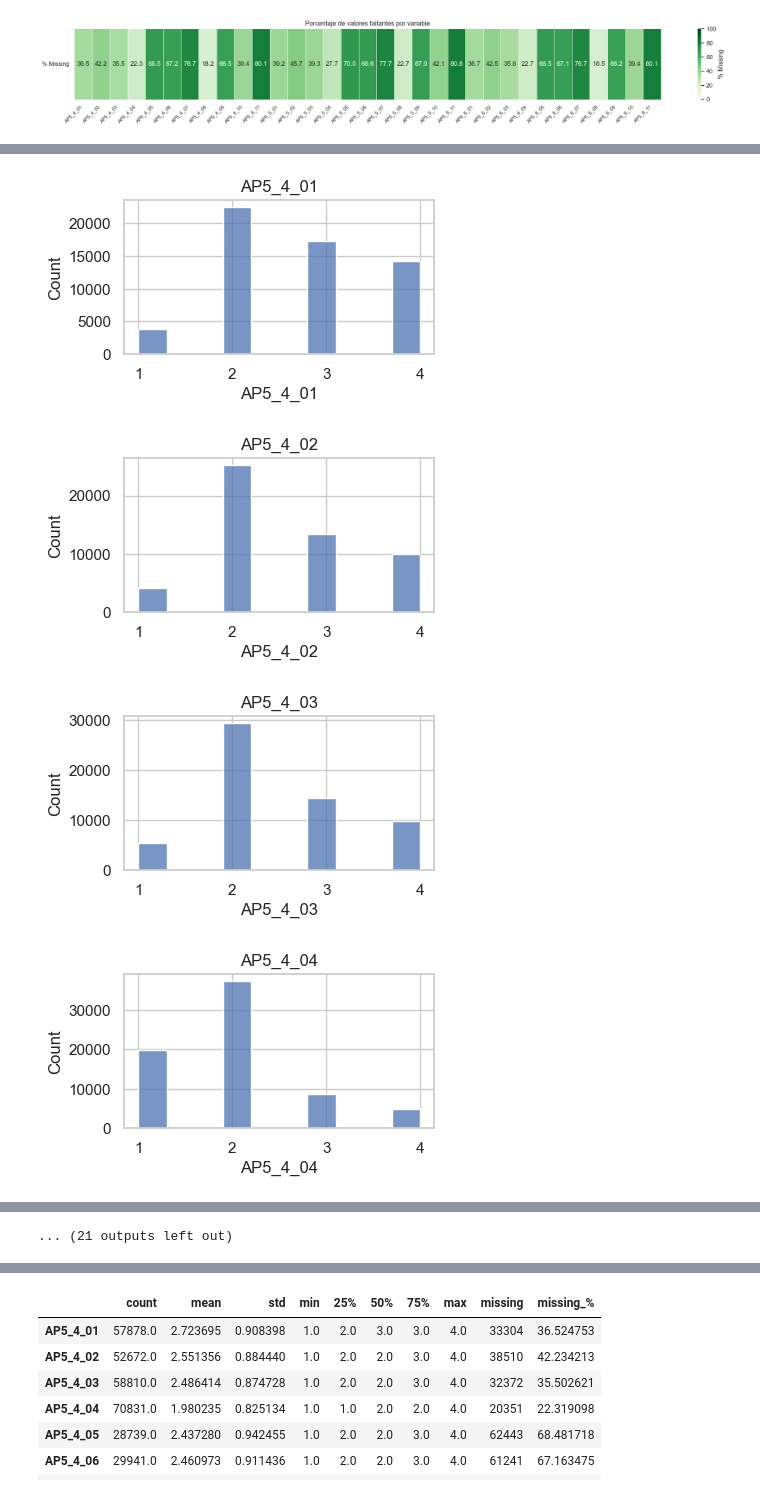
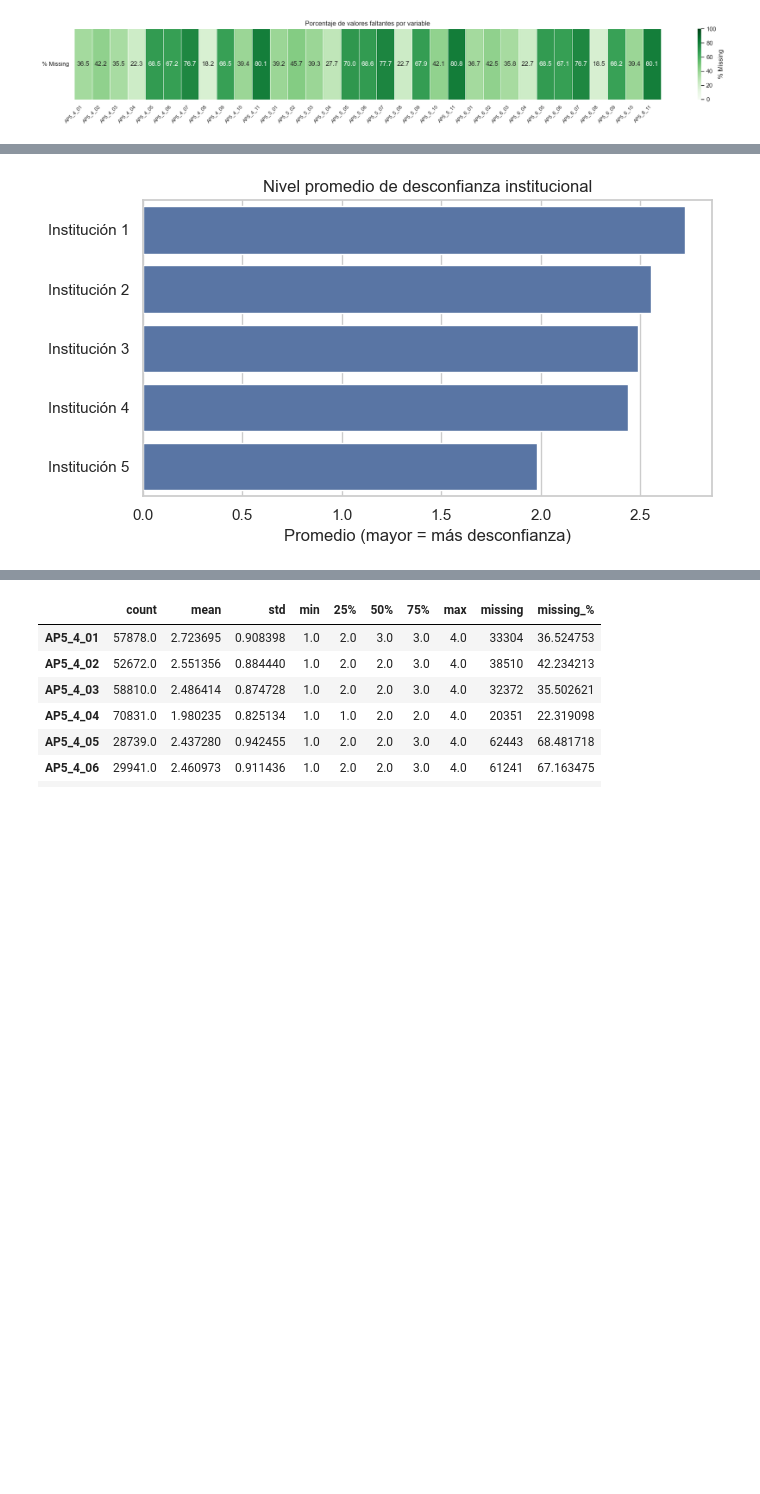
Before and after one commit to mariasolsampogna/E337_Grupo2, a Jupyter notebook: Cosas Poster/Poster.ipynb, the cells around one changed output, grey strips where cells are left out. Saved outputs shown, nothing was run; the diff lists cells and outputs as text; code cells hidden in the pictures; blank space fills up the shorter version.

```diff
--- a/Cosas Poster/Poster.ipynb
+++ b/Cosas Poster/Poster.ipynb
@@ -53,8 +53,8 @@ df_Mod_Vic #Características correspondientes a los delitos captados por el mód
 | 40279 | 40280 | 2203439.13 | 2203439.13.01 | 2203439.13.01.01 | 2203439.13.01.01.07.1 | 2203439 | 13 | 1 | 1 | 3 | ... | ... |
 40280 rows × 138 columns
 # %%
-#df_TPer_Vic1 = pd.read_csv(r"C:\Users\Gaelj\OneDrive\Documentos\Universidad San Andres\4° Año\Big Data\Cosas Poster\Encuesta México Victimización\TPer_Vic1.csv")
-df_TPer_Vic1 = pd.read_csv(r"C:\Users\User\Downloads\E337_Grupo2-main\E337_Grupo2-main\Cosas Poster\Encuesta México Victimización\TPer_Vic1.csv")
+df_TPer_Vic1 = pd.read_csv(r"C:\Users\Gaelj\OneDrive\Documentos\Universidad San Andres\4° Año\Big Data\Cosas Poster\Encuesta México Victimización\TPer_Vic1.csv")
+#df_TPer_Vic1 = pd.read_csv(r"C:\Users\User\Downloads\E337_Grupo2-main\E337_Grupo2-main\Cosas Poster\Encuesta México Victimización\TPer_Vic1.csv")
 # %%
 df_TPer_Vic1 #Variables correspondientes a la percepción de seguridad pública y el desempeño institucional.
 # %% [output]
@@ -91,8 +91,8 @@ df_TPer_Vic2 #Características correspondientes a la victimización en el hogar
 | 91181 | 91182 | 3261231.20 | 3261231.20.01 | 3261231.20.01.01 | 3261231 | 20 | 1 | A | 1 | 1 | ... | ... |
 91182 rows × 150 columns
 # %%
-#df_TSDem = pd.read_csv(r"C:\Users\Gaelj\OneDrive\Documentos\Universidad San Andres\4° Año\Big Data\Cosas Poster\Encuesta México Victimización\TSDem.csv")
-df_TSDem = pd.read_csv(r"C:\Users\User\Downloads\E337_Grupo2-main\E337_Grupo2-main\Cosas Poster\Encuesta México Victimización\TSDem.csv")
+df_TSDem = pd.read_csv(r"C:\Users\Gaelj\OneDrive\Documentos\Universidad San Andres\4° Año\Big Data\Cosas Poster\Encuesta México Victimización\TSDem.csv")
+#df_TSDem = pd.read_csv(r"C:\Users\User\Downloads\E337_Grupo2-main\E337_Grupo2-main\Cosas Poster\Encuesta México Victimización\TSDem.csv")
 # %%
 df_TSDem #Características sociodemográficas correspondientes a los integrantes del hogar
 # %% [output]
@@ -517,6 +609,0 @@ plt.show()
-# %%
-for col in cols_interest:
-    plt.figure(figsize=(4,2))
-    sns.histplot(df_analisis[col], bins=10, kde=False)
-    plt.title(col)
-    plt.show()
@@ -689,11 +847,41 @@ plt.show()
 # %%
-for col in cols_total:
-    plt.figure(figsize=(4,2))
-    sns.histplot(df_analisis[col], bins=10, kde=False)
-    plt.title(col)
-    plt.show()
+# Seleccionamos algunas instituciones
+cols_conf = [
+    "AP5_4_01",
+    "AP5_4_02",
+    "AP5_4_03",
+    "AP5_4_04",
+    "AP5_4_05"
+]
+
+df_conf = df_analisis[cols_conf].copy()
+
+# Limpiamos missings
+df_conf = df_conf.replace([9, "9", "b"], np.nan)
+
+# Convertimos a numérico
+for col in cols_conf:
+    df_conf[col] = pd.to_numeric(df_conf[col], errors="coerce")
+
+# Calculamos promedio (recordá: valores más altos = más desconfianza)
+prom_conf = df_conf.mean().sort_values(ascending=False)
+
+# Etiquetas más claras
+prom_conf.index = [
+    "Institución 1",
+    "Institución 2",
+    "Institución 3",
+    "Institución 4",
+    "Institución 5"
+]
+
+# Gráfico
+plt.figure(figsize=(7,4))
+sns.barplot(x=prom_conf.values, y=prom_conf.index)
+plt.title("Nivel promedio de desconfianza institucional")
+plt.xlabel("Promedio (mayor = más desconfianza)")
+plt.ylabel("")
+plt.tight_layout()
+plt.show()
 # %% [output]
-[figure, old version]
+[figure, new version]
-[figure, removed]
-[figure, removed]
-[figure, removed]
@@ -708,4 +888,3 @@ for col in cols_total:
-... (21 outputs left out)
 # %%
 # Ahora hagamos la matriz de correlaciones
 # %%
```
Also changed, not shown: parts of 54 cells of this notebook, 7 other files.
